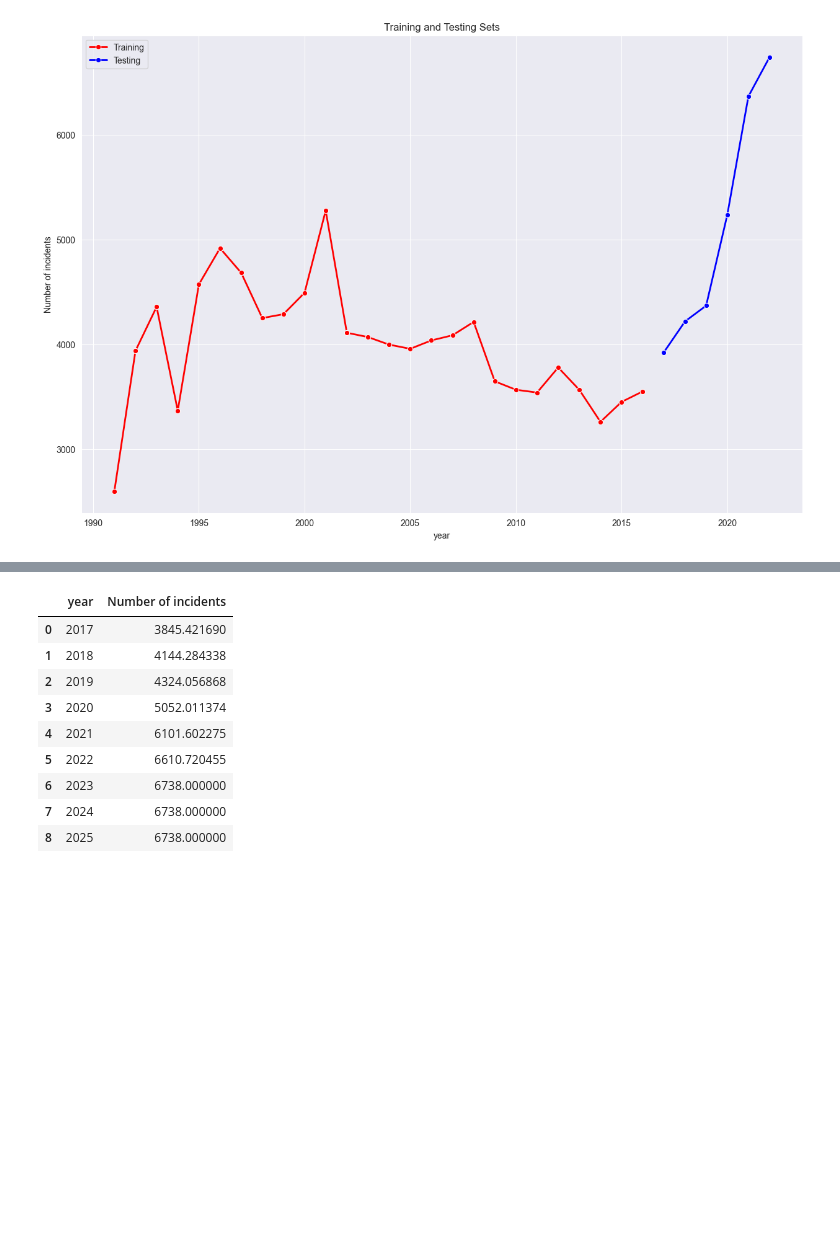
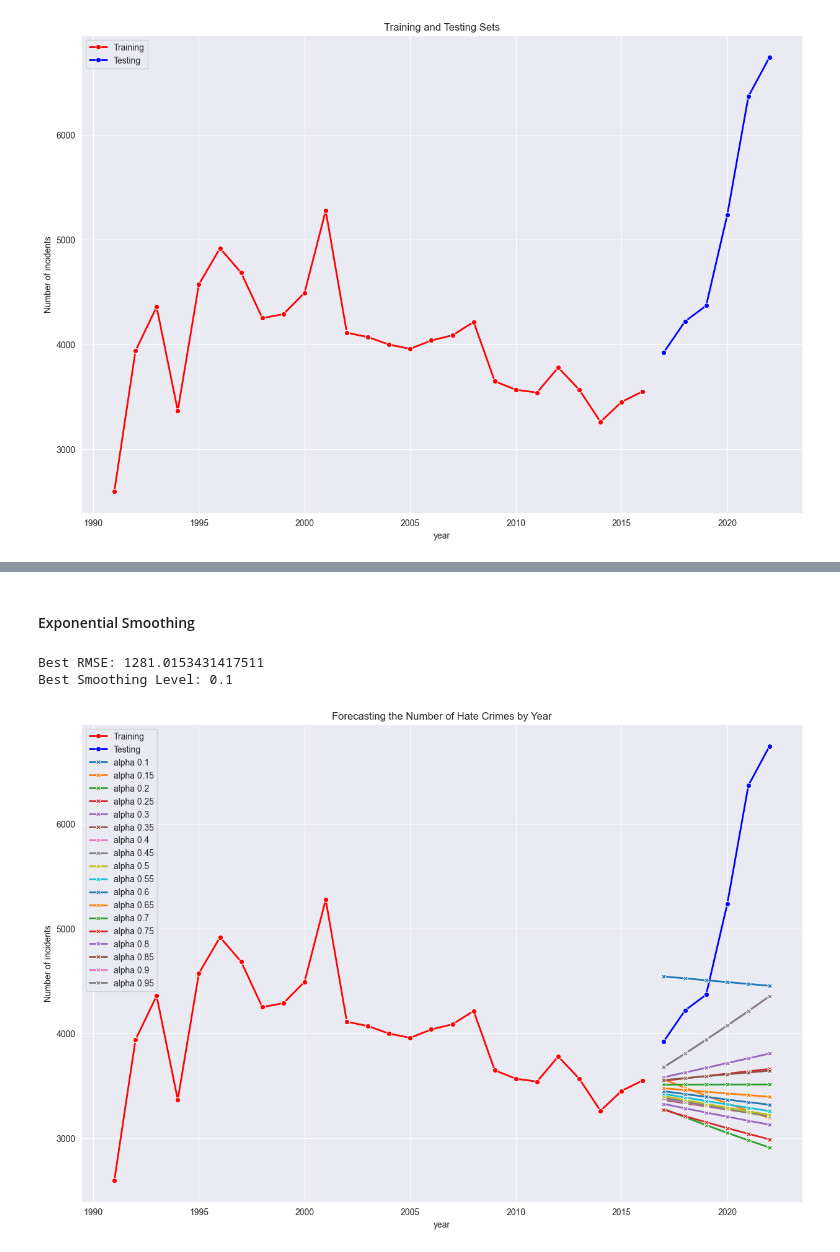
Before and after one commit to UWI-Zess/COMP6940-Project, a Jupyter notebook: models/forecasting_model.ipynb, the cells around one changed output, grey strips where cells are left out. Saved outputs shown, nothing was run; the diff lists cells and outputs as text; code cells hidden in the pictures; blank space fills up the shorter version.

Commit message:
feature #51: updated the forecasting to use multiple models

```diff
--- a/models/forecasting_model.ipynb
+++ b/models/forecasting_model.ipynb
@@ -628,13 +525,0 @@ predicted = pd.DataFrame({'year': years, 'Number of incidents': predicted})
-# %%
-predicted
-# %% [output]
-|  | year | Number of incidents |
-| 0 | 2017 | 3845.421690 |
-| 1 | 2018 | 4144.284338 |
-| 2 | 2019 | 4324.056868 |
-| 3 | 2020 | 5052.011374 |
-| 4 | 2021 | 6101.602275 |
-| 5 | 2022 | 6610.720455 |
-| 6 | 2023 | 6738.000000 |
-| 7 | 2024 | 6738.000000 |
-| 8 | 2025 | 6738.000000 |
@@ -655 +526,49 @@ def get_forecast(train, future_years):
+# %% [markdown]
+#### Exponential Smoothing
+# %%
+from sklearn.metrics import mean_squared_error
+from statsmodels.tsa.holtwinters import ExponentialSmoothing
+from math import sqrt
+
+best_rmse = 100000000
+best_params = 0
+max_alpha = 1
+alpha = 0.1
+
+# array that holds the predictions for each alpha value so we can compare them
+alpha_preds = []
+
+while alpha <= max_alpha:
+    model = ExponentialSmoothing(train['Number of incidents'], trend='mul', seasonal=None, damped_trend=True)
+    model_fit = model.fit(smoothing_level=alpha)
+    y_hat_avg = test.copy()
+    y_hat_avg['ES_Pred'] = model_fit.forecast(len(test))
+    rms = sqrt(mean_squared_error(test['Number of incidents'], y_hat_avg.ES_Pred))
+    alpha_preds.append(y_hat_avg)
+
+    # Check if the current RMSE is the best so far
+    if rms < best_rmse:
+        best_rmse = rms
+        best_params = alpha
+    alpha += 0.05
+
+
+# Print the best RMSE and corresponding parameters
+print('Best RMSE:', best_rmse)
+print('Best Smoothing Level:', best_params)
+# %% [output]
+Best RMSE: 1281.0153431417511
+Best Smoothing Level: 0.1
+# %%
+# plot all the predictions for each alpha value
+plt.figure(figsize=(15, 10))
+sns.lineplot(data=train, x='year', y='Number of incidents', linewidth=2, marker='o', color='red', label='Training')
+sns.lineplot(data=test, x='year', y='Number of incidents', linewidth=2, marker='o', color='blue', label='Testing')
+a = 0.1
+for i in range(len(alpha_preds)):
+    sns.lineplot(data=alpha_preds[i], x='year', y='ES_Pred', linewidth=2, marker='X', label='alpha ' + str(round(a, 2)))
+    plt.title('Forecasting the Number of Hate Crimes by Year')
+    a += 0.05
+# %% [output]
+[figure, added]
 # %%
```
Also changed, not shown: parts of 24 cells of this notebook.
